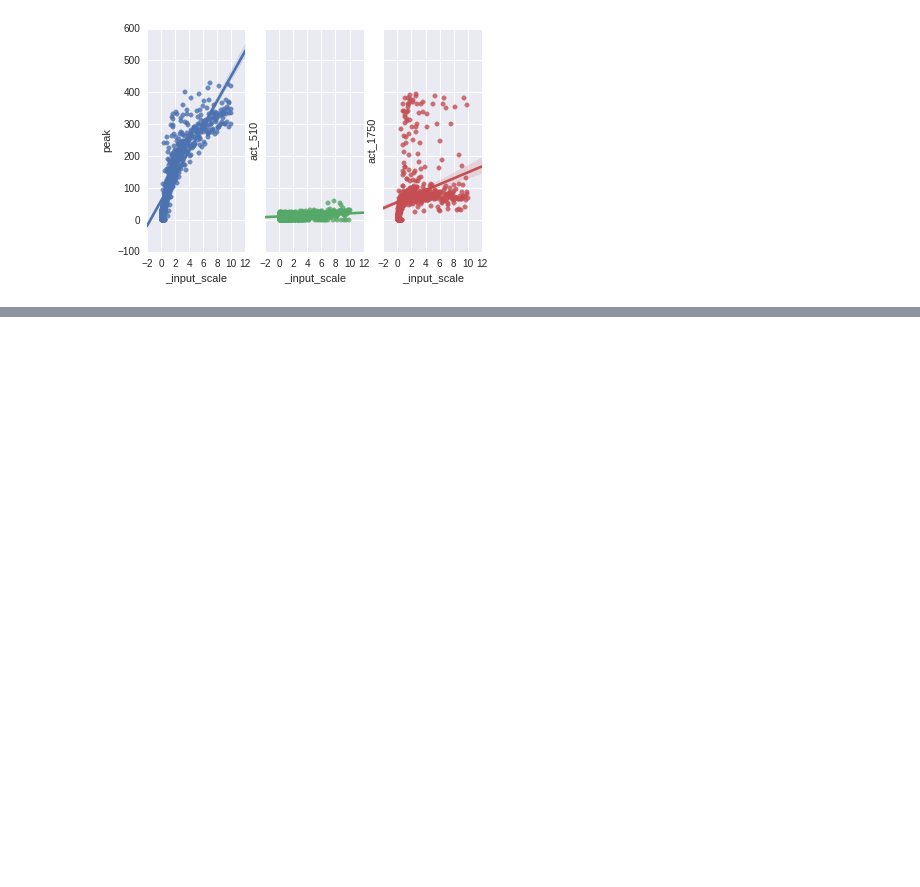
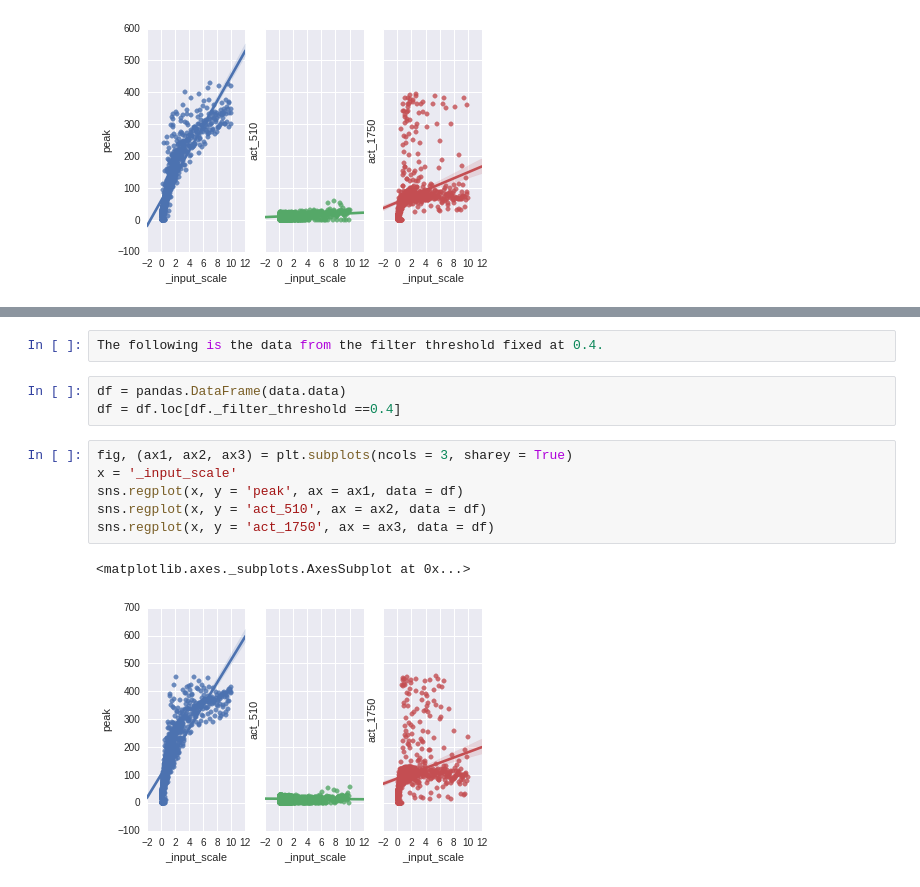
Before and after one commit to agaikova/Working_memory, a Jupyter notebook: wm_hyperopt.ipynb, the cells around one changed output, grey strips where cells are left out. Drawn from its saved outputs; the diff is of its cells as text; blank space fills up the shorter version.

```diff
--- a/wm_hyperopt.ipynb
+++ b/wm_hyperopt.ipynb
@@ -112,0 +123,14 @@ sns.regplot(x, y = 'act_1750', ax = ax3, data = df)
+# %%
+The following is the data from the filter threshold fixed at 0.4.
+# %%
+df = pandas.DataFrame(data.data)
+df = df.loc[df._filter_threshold ==0.4]
+# %%
+fig, (ax1, ax2, ax3) = plt.subplots(ncols = 3, sharey = True)
+x = '_input_scale'
+sns.regplot(x, y = 'peak', ax = ax1, data = df)
+sns.regplot(x, y = 'act_510', ax = ax2, data = df)
+sns.regplot(x, y = 'act_1750', ax = ax3, data = df)
+# %% [output]
+<matplotlib.axes._subplots.AxesSubplot at 0x...>
+[figure, added]
```
Also changed, not shown: parts of 4 cells of this notebook.
